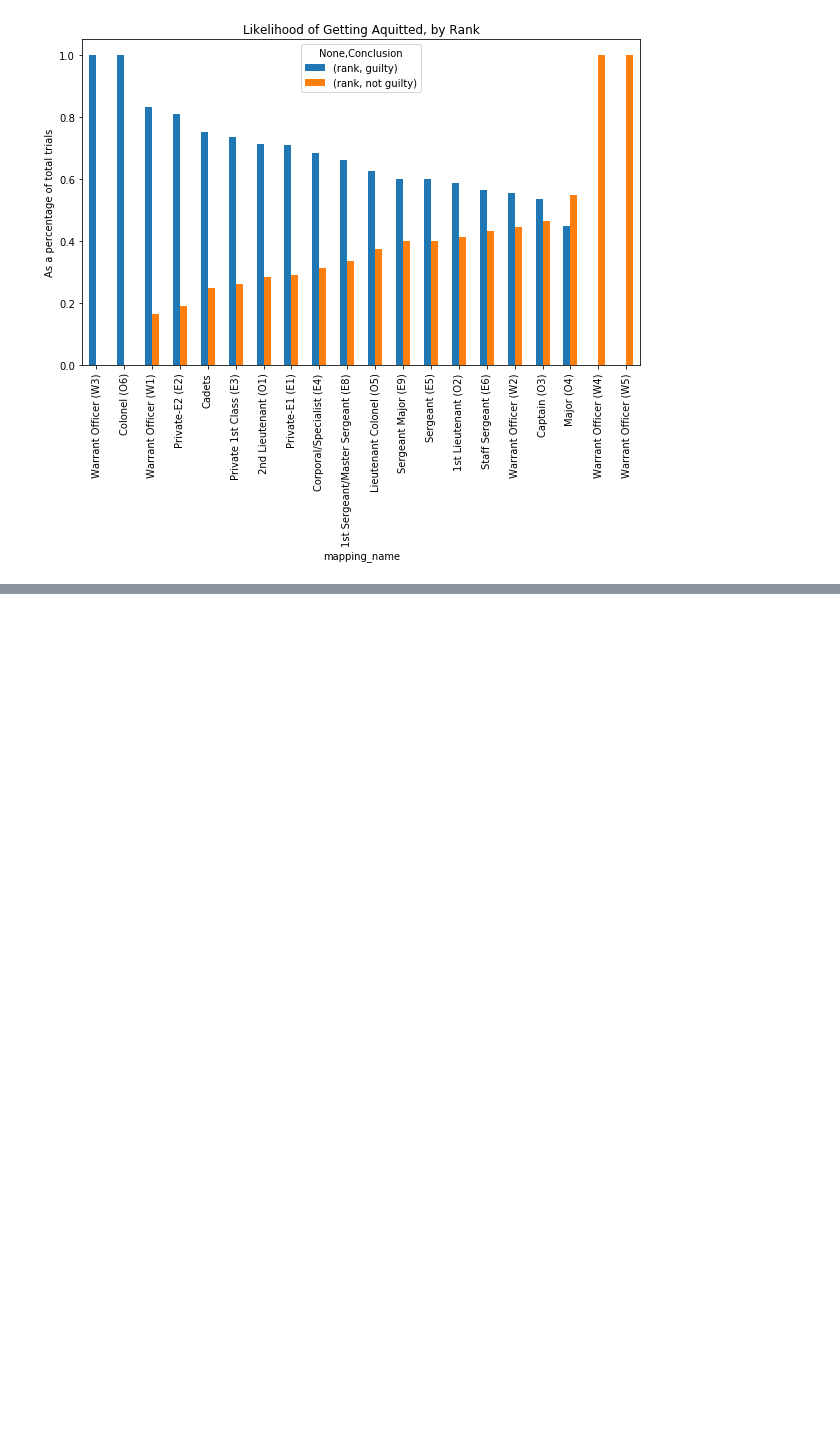
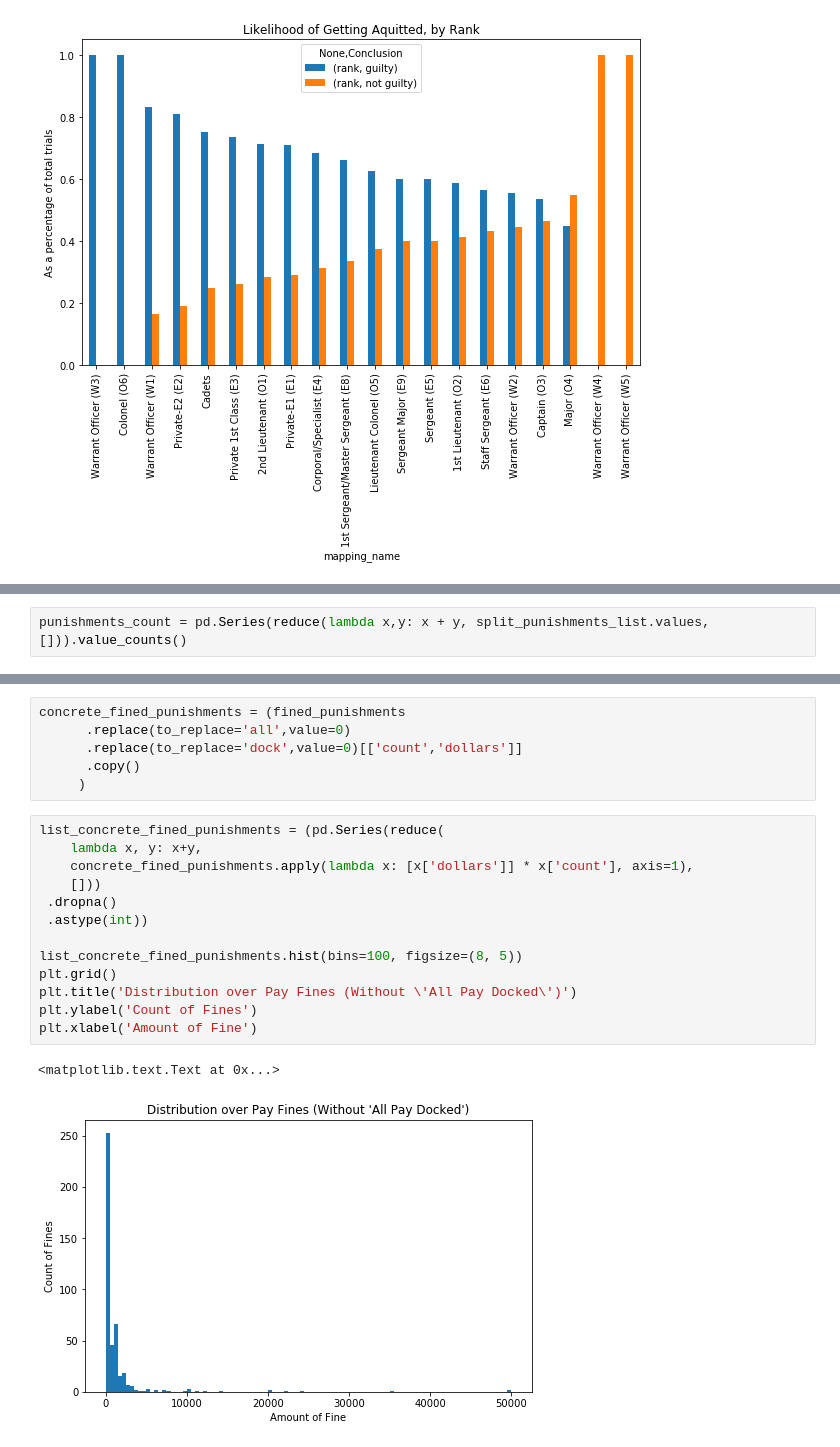
Before and after one commit to alex2awesome/armies-and-spies, a Jupyter notebook: notebooks/2018-01-28__analyze-army-data.ipynb, the cells around one changed output, grey strips where cells are left out. Drawn from its saved outputs; the diff is of its cells as text; blank space fills up the shorter version.

```diff
--- a/notebooks/2018-01-28__analyze-army-data.ipynb
+++ b/notebooks/2018-01-28__analyze-army-data.ipynb
@@ -154,0 +203,2 @@ plt.title('Likelihood of Getting Aquitted, by Rank')
+# %%
+punishments_count = pd.Series(reduce(lambda x,y: x + y, split_punishments_list.values, [])).value_counts()
@@ -154,0 +274,22 @@ plt.title('Likelihood of Getting Aquitted, by Rank')
+# %%
+concrete_fined_punishments = (fined_punishments
+      .replace(to_replace='all',value=0)
+      .replace(to_replace='dock',value=0)[['count','dollars']]
+      .copy()
+     )
+# %%
+list_concrete_fined_punishments = (pd.Series(reduce(
+    lambda x, y: x+y,
+    concrete_fined_punishments.apply(lambda x: [x['dollars']] * x['count'], axis=1),
+    []))
+ .dropna()
+ .astype(int))
+
+list_concrete_fined_punishments.hist(bins=100, figsize=(8, 5))
+plt.grid()
+plt.title('Distribution over Pay Fines (Without \'All Pay Docked\')')
+plt.ylabel('Count of Fines')
+plt.xlabel('Amount of Fine')
+# %% [output]
+<matplotlib.text.Text at 0x...>
+[figure, added]
```
Also changed, not shown: parts of 33 cells of this notebook.
